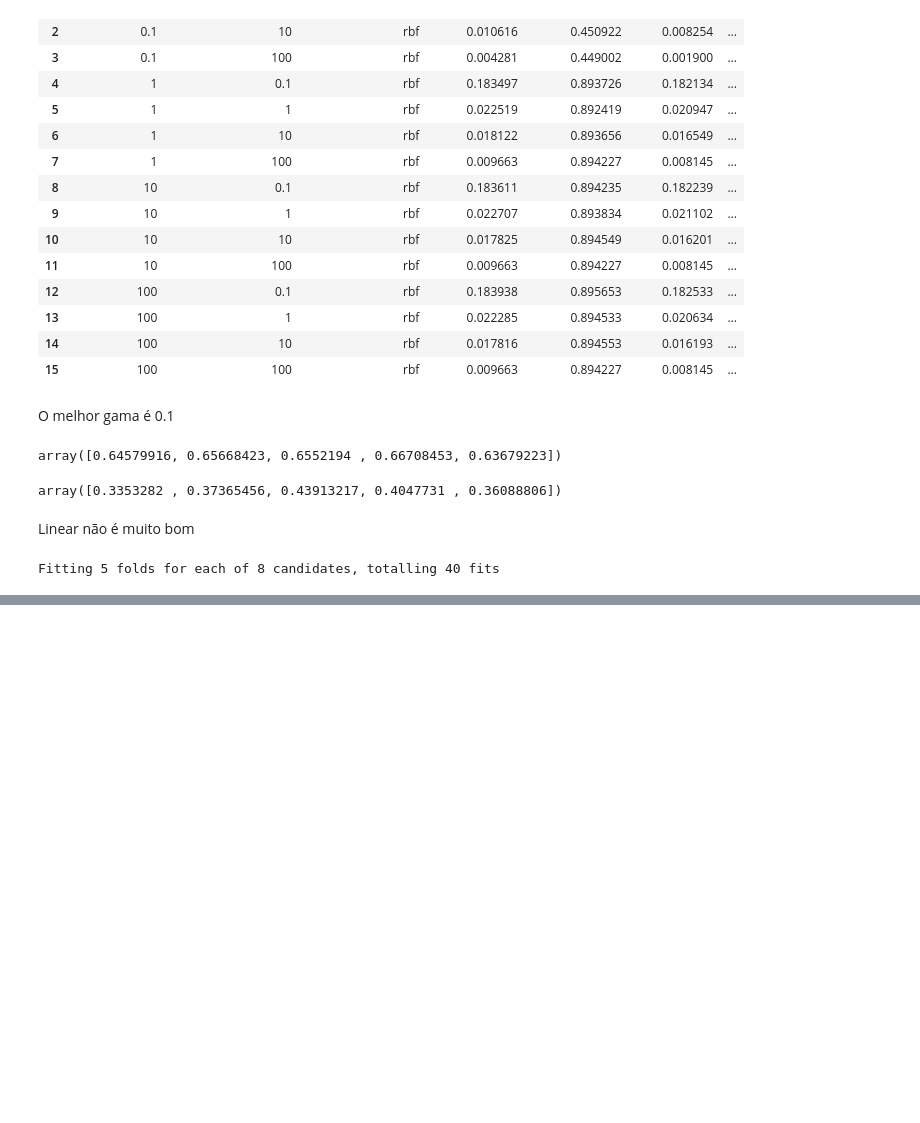
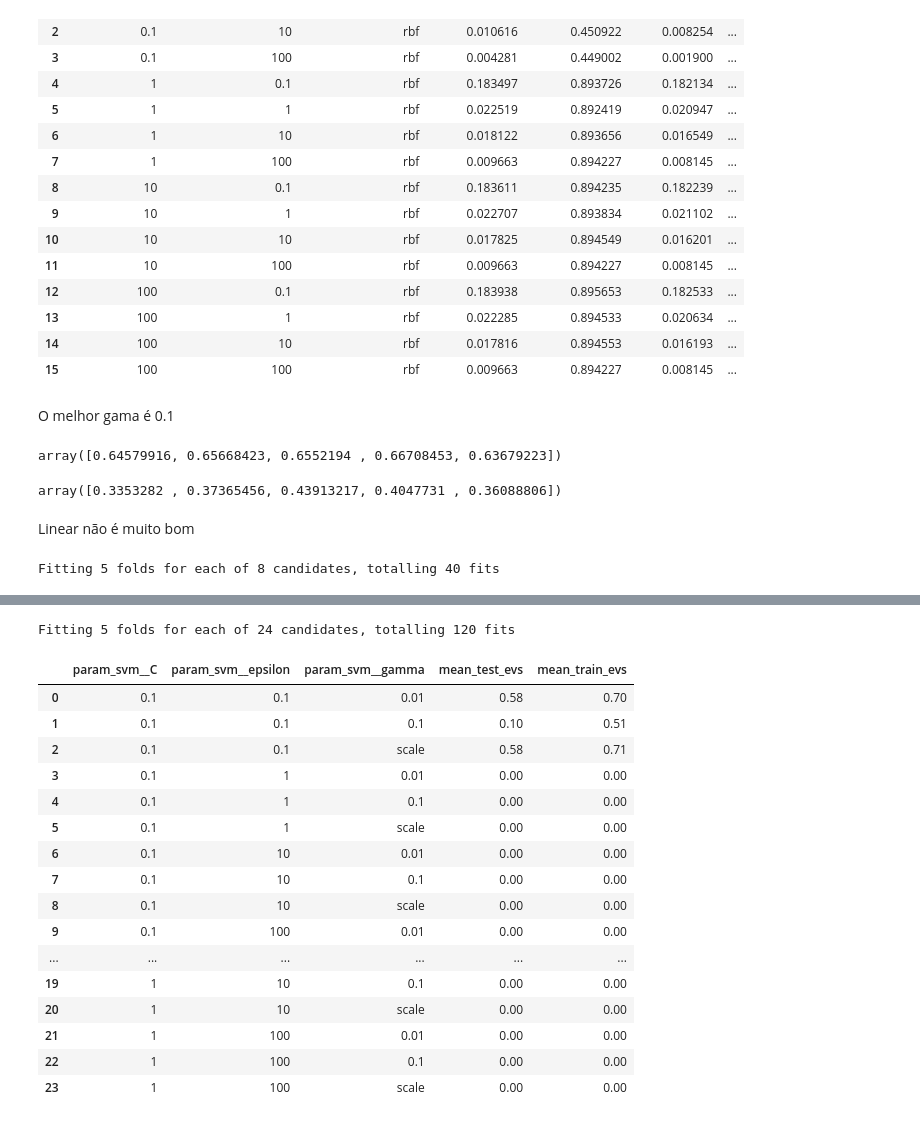
Before and after one commit to Parolps/Projeto-3, a Jupyter notebook: notebooks/Svm_grid.ipynb, the cells around one changed output, grey strips where cells are left out. Cells and saved outputs as stored; diff of their text form; code cells hidden in the pictures; blank space fills up the shorter version.

```diff
--- a/notebooks/Svm_grid.ipynb
+++ b/notebooks/Svm_grid.ipynb
@@ -199,0 +214,76 @@ svm_rbf.to_csv("../data/svm_rbf_gridsearch_results.csv")
+# %%
+from sklearn.preprocessing import MinMaxScaler
+from sklearn.compose import ColumnTransformer
+from sklearn.pipeline import Pipeline
+from sklearn.model_selection import GridSearchCV
+from sklearn.metrics import (
+    make_scorer,
+    r2_score,
+    mean_squared_error,
+    explained_variance_score,
+)
+from sklearn.svm import SVR
+
+D_cols = [col for col in X_train.columns if "D" in col]
+
+ct = ColumnTransformer([("scale", MinMaxScaler(), D_cols)], remainder="passthrough")
+pipe = Pipeline([("ct", ct), ("svm", SVR())])
+
+metrics = {
+    "r2": make_scorer(r2_score),
+    "mse": make_scorer(mean_squared_error),
+    "evs": make_scorer(explained_variance_score),
+}
+
+param_grid = {
+    "svm__C": [0.1, 1],
+    "svm__epsilon": [0.1, 1, 10, 100],
+    "svm__gamma": [0.01, 0.1, "scale"],
+    "svm__kernel": ["rbf"],
+}
+
+gs_rbf_C = GridSearchCV(
+    pipe,
+    param_grid,
+    scoring=metrics,
+    refit="evs",
+    cv=5,
+    n_jobs=-1,
+    verbose=2,
+    return_train_score=True,
+)
+
+gs_rbf_results_C = gs_rbf_C.fit(X_train, y_train)
+# %% [output]
+Fitting 5 folds for each of 24 candidates, totalling 120 fits
+# %%
+gs_rbf_C_df = pd.DataFrame(gs_rbf_results_C.cv_results_)
+gs_rbf_C_df.to_csv("../data/svm_rbf_C_gridsearch_results.csv")
+# %%
+gs_rbf_C_df[
+    [
+        "param_svm__C",
+        "param_svm__epsilon",
+        "param_svm__gamma",
+        "mean_test_evs",
+        "mean_train_evs",
+    ]
+].round(2)
+# %% [output]
+|  | param_svm__C | param_svm__epsilon | param_svm__gamma | mean_test_evs | mean_train_evs |
+| 0 | 0.1 | 0.1 | 0.01 | 0.58 | 0.70 |
+| 1 | 0.1 | 0.1 | 0.1 | 0.10 | 0.51 |
+| 2 | 0.1 | 0.1 | scale | 0.58 | 0.71 |
+| 3 | 0.1 | 1 | 0.01 | 0.00 | 0.00 |
+| 4 | 0.1 | 1 | 0.1 | 0.00 | 0.00 |
+| 5 | 0.1 | 1 | scale | 0.00 | 0.00 |
+| 6 | 0.1 | 10 | 0.01 | 0.00 | 0.00 |
+| 7 | 0.1 | 10 | 0.1 | 0.00 | 0.00 |
+| 8 | 0.1 | 10 | scale | 0.00 | 0.00 |
+| 9 | 0.1 | 100 | 0.01 | 0.00 | 0.00 |
+| ... | ... | ... | ... | ... | ... |
+| 19 | 1 | 10 | 0.1 | 0.00 | 0.00 |
+| 20 | 1 | 10 | scale | 0.00 | 0.00 |
+| 21 | 1 | 100 | 0.01 | 0.00 | 0.00 |
+| 22 | 1 | 100 | 0.1 | 0.00 | 0.00 |
+| 23 | 1 | 100 | scale | 0.00 | 0.00 |
```
Also changed, not shown: parts of 7 cells of this notebook, 9 other files.
